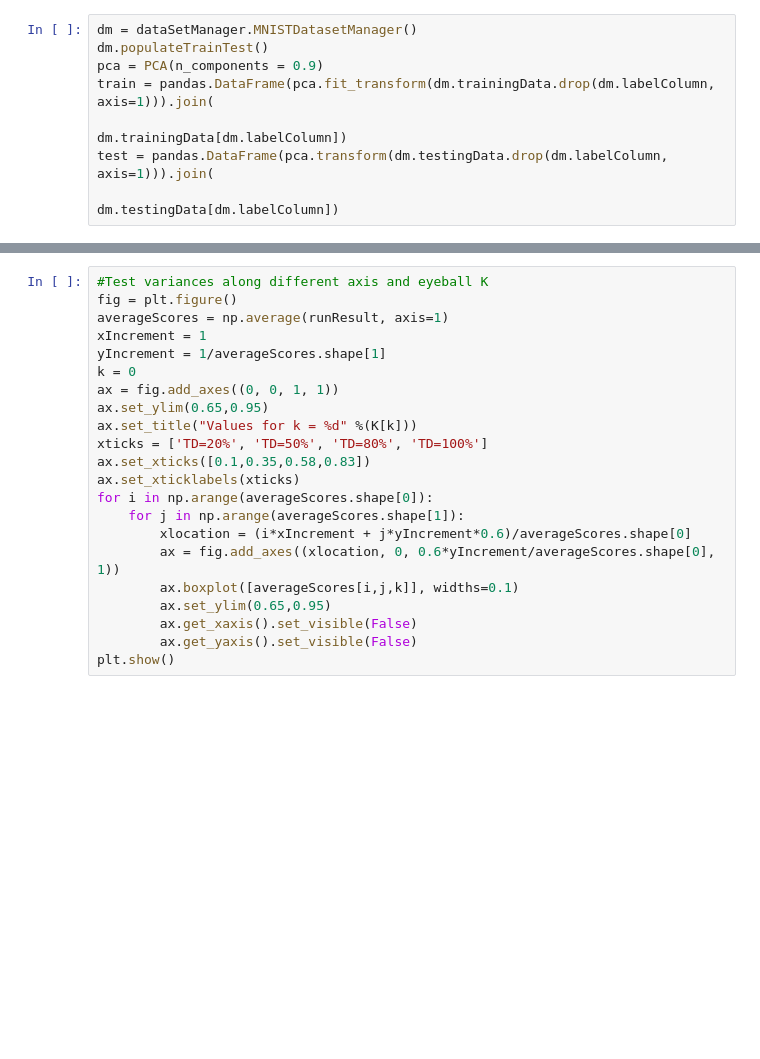
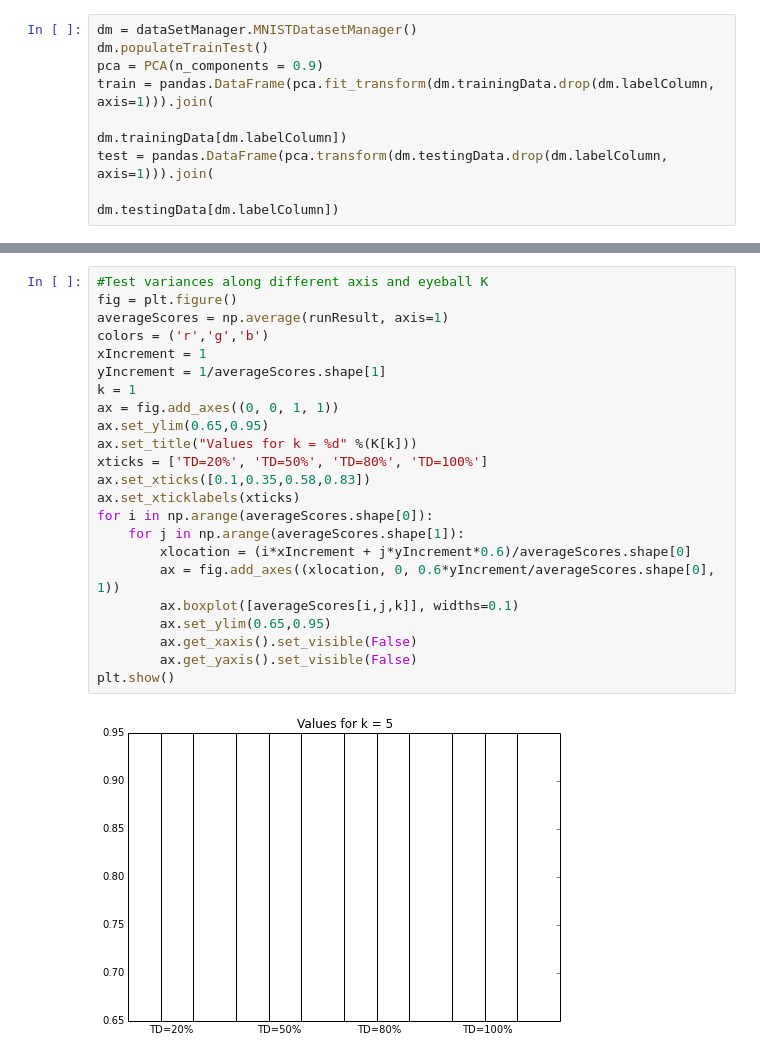
Before and after one commit to indivisibleatom/classes, a Jupyter notebook: patternRec/hw3/knn_mnist.ipynb, the cells around one changed output, grey strips where cells are left out. Drawn from its saved outputs; the diff is of its cells as text; blank space fills up the shorter version.

```diff
--- a/patternRec/hw3/knn_mnist.ipynb
+++ b/patternRec/hw3/knn_mnist.ipynb
@@ -63,25 +96,28 @@ print("Max variation with same TS size = ", np.max(variance))
 # %%
 #Test variances along different axis and eyeball K
 fig = plt.figure()
 averageScores = np.average(runResult, axis=1)
+colors = ('r','g','b')
 xIncrement = 1
 yIncrement = 1/averageScores.shape[1]
-k = 0
+k = 1
 ax = fig.add_axes((0, 0, 1, 1))
 ax.set_ylim(0.65,0.95)
 ax.set_title("Values for k = %d" %(K[k]))
 xticks = ['TD=20%', 'TD=50%', 'TD=80%', 'TD=100%']
 ax.set_xticks([0.1,0.35,0.58,0.83])
 ax.set_xticklabels(xticks)
 for i in np.arange(averageScores.shape[0]):
     for j in np.arange(averageScores.shape[1]):
         xlocation = (i*xIncrement + j*yIncrement*0.6)/averageScores.shape[0]
         ax = fig.add_axes((xlocation, 0, 0.6*yIncrement/averageScores.shape[0], 1))
         ax.boxplot([averageScores[i,j,k]], widths=0.1)
         ax.set_ylim(0.65,0.95)
         ax.get_xaxis().set_visible(False)
         ax.get_yaxis().set_visible(False)
 plt.show()
+# %% [output]
+[figure, added]
 # %%
 #Testing
 finalClassifier = KNNClassifier(3)
```
Also changed, not shown: parts of 3 cells of this notebook, 8 other files.
